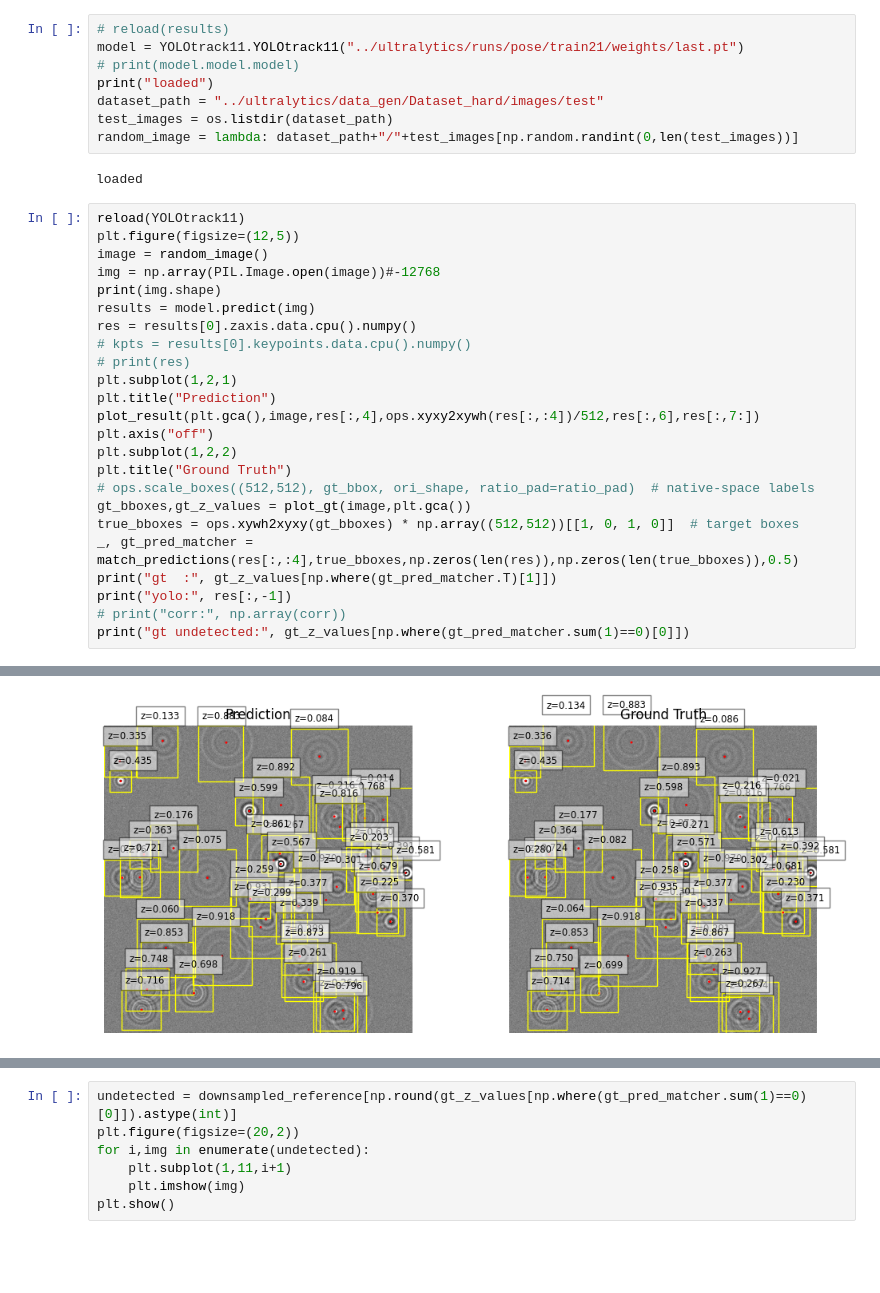
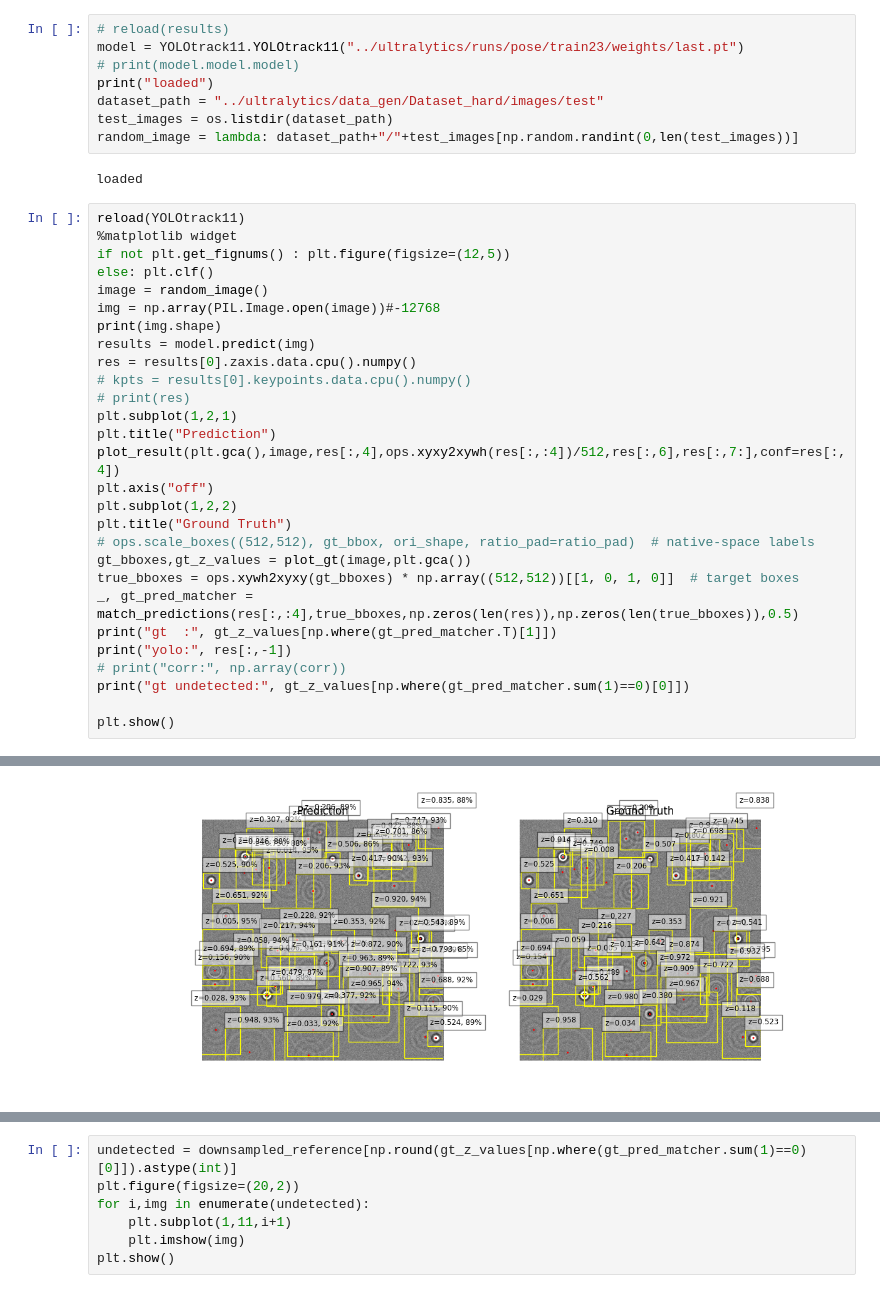
Before and after one commit to till-robert/YOLOtrack11, a Jupyter notebook: zaxis_test.ipynb, the cells around one changed output, grey strips where cells are left out. Cells and saved outputs as stored; diff of their text form; blank space fills up the shorter version.

```diff
--- a/zaxis_test.ipynb
+++ b/zaxis_test.ipynb
@@ -99,7 +77,7 @@ def box_iou(box1, box2, eps=1e-7):
     return inter / ((a2 - a1).prod(2) + (b2 - b1).prod(2) - inter + eps)
 # %%
 # reload(results)
-model = YOLOtrack11.YOLOtrack11("../ultralytics/runs/pose/train21/weights/last.pt")
+model = YOLOtrack11.YOLOtrack11("../ultralytics/runs/pose/train23/weights/last.pt")
 # print(model.model.model)
 print("loaded")
 dataset_path = "../ultralytics/data_gen/Dataset_hard/images/test"
@@ -109,7 +87,9 @@ random_image = lambda: dataset_path+"/"+test_images[np.random.randint(0,len(test
 loaded
 # %%
 reload(YOLOtrack11)
-plt.figure(figsize=(12,5))
+%matplotlib widget
+if not plt.get_fignums() : plt.figure(figsize=(12,5))
+else: plt.clf()
 image = random_image()
 img = np.array(PIL.Image.open(image))#-12768
 print(img.shape)
@@ -119,7 +99,7 @@ res = results[0].zaxis.data.cpu().numpy()
 # print(res)
 plt.subplot(1,2,1)
 plt.title("Prediction")
-plot_result(plt.gca(),image,res[:,4],ops.xyxy2xywh(res[:,:4])/512,res[:,6],res[:,7:])
+plot_result(plt.gca(),image,res[:,4],ops.xyxy2xywh(res[:,:4])/512,res[:,6],res[:,7:],conf=res[:,4])
 plt.axis("off")
 plt.subplot(1,2,2)
 plt.title("Ground Truth")
@@ -131,6 +111,8 @@ print("gt  :", gt_z_values[np.where(gt_pred_matcher.T)[1]])
 print("yolo:", res[:,-1])
 # print("corr:", np.array(corr))
 print("gt undetected:", gt_z_values[np.where(gt_pred_matcher.sum(1)==0)[0]])
+
+plt.show()
 # %% [output]
 (512, 512)
 
@@ -143,2 +125,2 @@ yolo: [     382.96      253.02      131.91      27.825      51.058       369.6
 gt undetected: []
-[figure, old version]
+[figure, new version]
```
Also changed, not shown: parts of 4 cells of this notebook, 8 other files.
